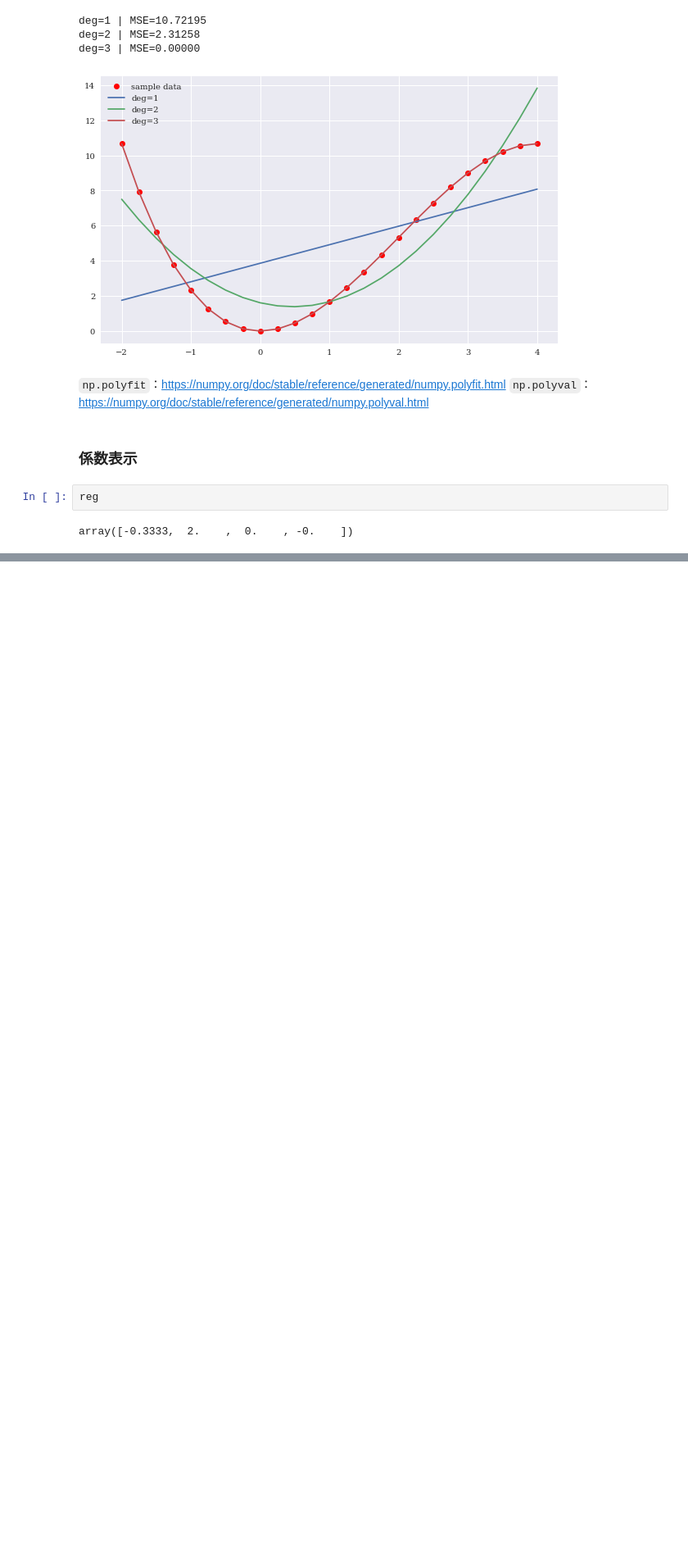
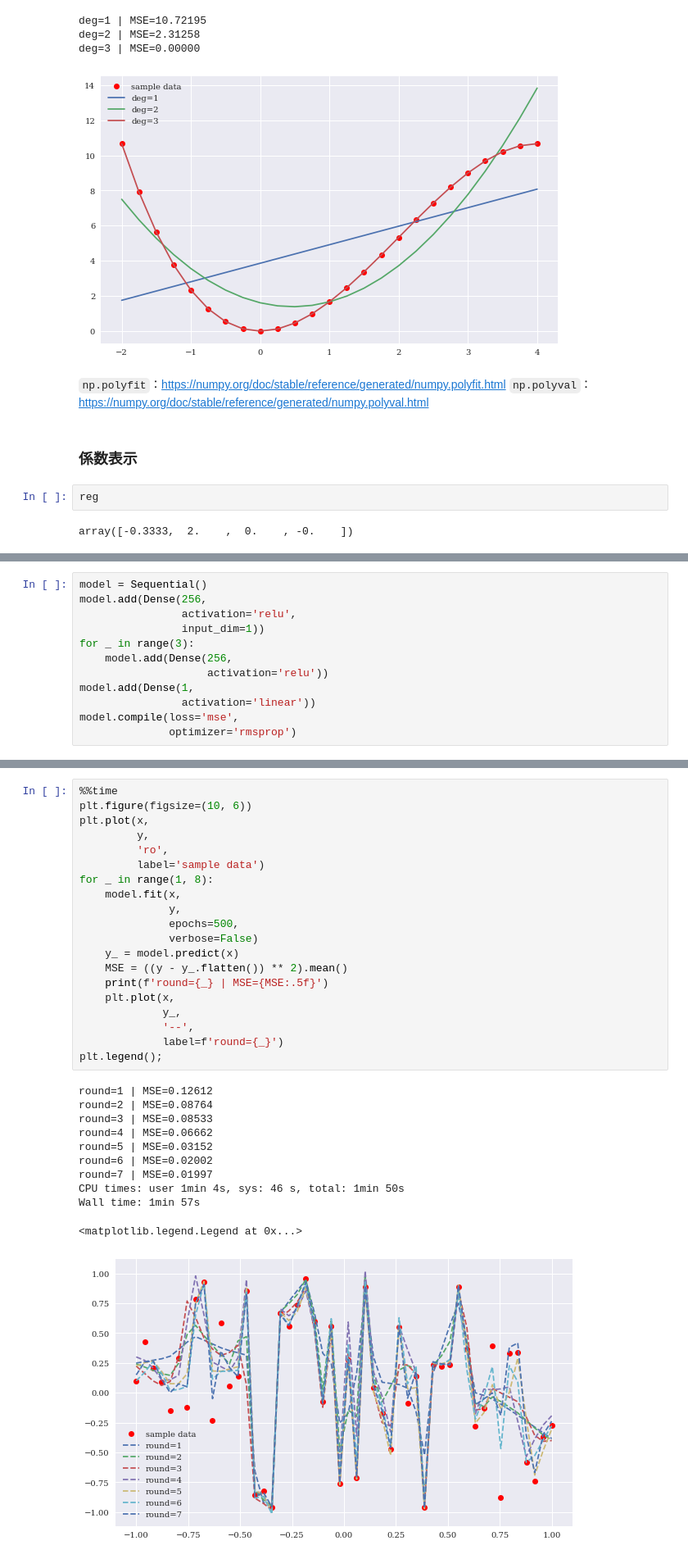
Before and after one commit to ogahmmac/aiif, a Jupyter notebook: code/ogahm_01_artificial_intelligence.ipynb, the cells around one changed output, grey strips where cells are left out. Shown: that part at 82% size. Drawn from its saved outputs; the diff is of its cells as text; blank space fills up the shorter version.

```diff
--- a/code/ogahm_01_artificial_intelligence.ipynb
+++ b/code/ogahm_01_artificial_intelligence.ipynb
@@ -255,0 +415,12 @@ array([-0.3333,  2.    ,  0.    , -0.    ])
+# %%
+model = Sequential()
+model.add(Dense(256,
+                activation='relu',
+                input_dim=1))
+for _ in range(3):
+    model.add(Dense(256,
+                    activation='relu'))
+model.add(Dense(1,
+                activation='linear'))
+model.compile(loss='mse',
+              optimizer='rmsprop')
@@ -255,0 +452,32 @@ array([-0.3333,  2.    ,  0.    , -0.    ])
+# %%
+%%time
+plt.figure(figsize=(10, 6))
+plt.plot(x,
+         y,
+         'ro',
+         label='sample data')
+for _ in range(1, 8):
+    model.fit(x,
+              y,
+              epochs=500,
+              verbose=False)
+    y_ = model.predict(x)
+    MSE = ((y - y_.flatten()) ** 2).mean()
+    print(f'round={_} | MSE={MSE:.5f}')
+    plt.plot(x,
+             y_,
+             '--',
+             label=f'round={_}')
+plt.legend();
+# %% [output]
+round=1 | MSE=0.12612
+round=2 | MSE=0.08764
+round=3 | MSE=0.08533
+round=4 | MSE=0.06662
+round=5 | MSE=0.03152
+round=6 | MSE=0.02002
+round=7 | MSE=0.01997
+CPU times: user 1min 4s, sys: 46 s, total: 1min 50s
+Wall time: 1min 57s
+<matplotlib.legend.Legend at 0x...>
+[figure, added]
```
Also changed, not shown: parts of 120 cells of this notebook.
